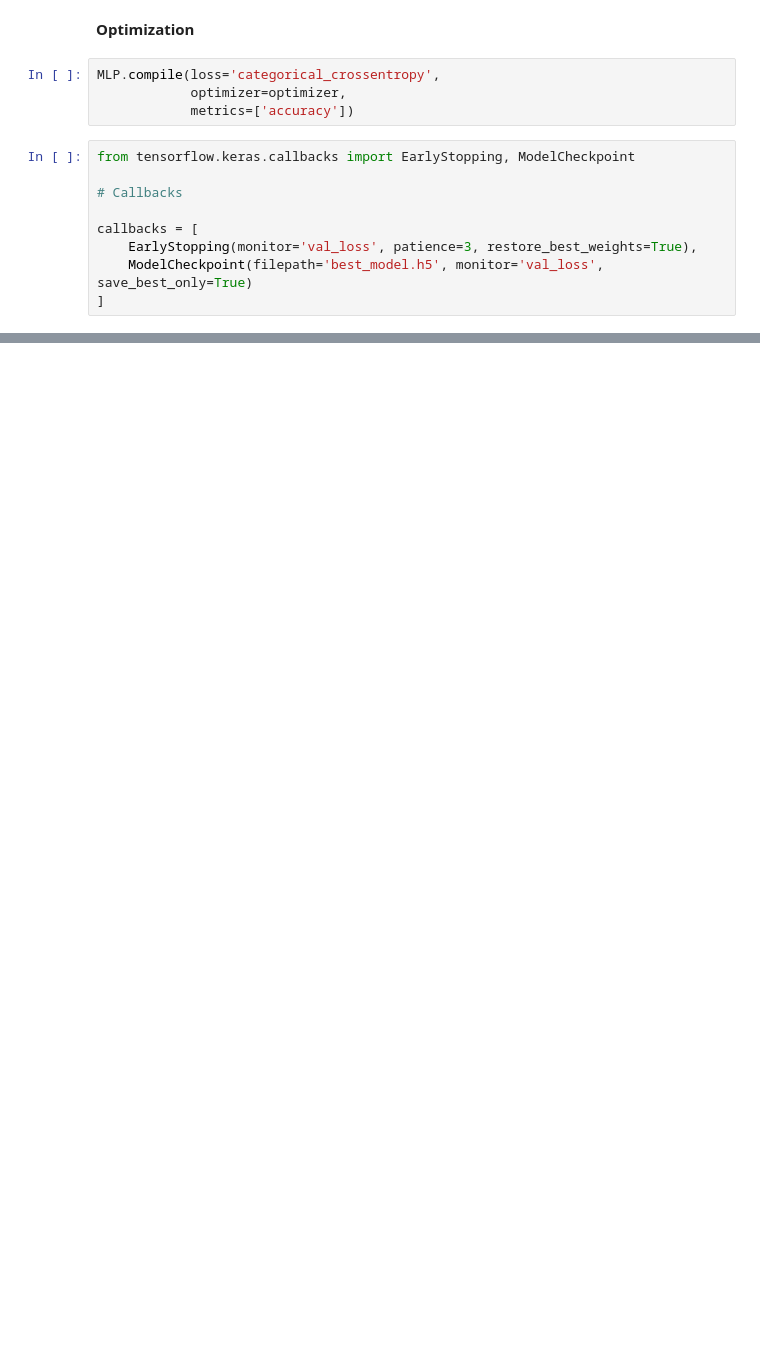
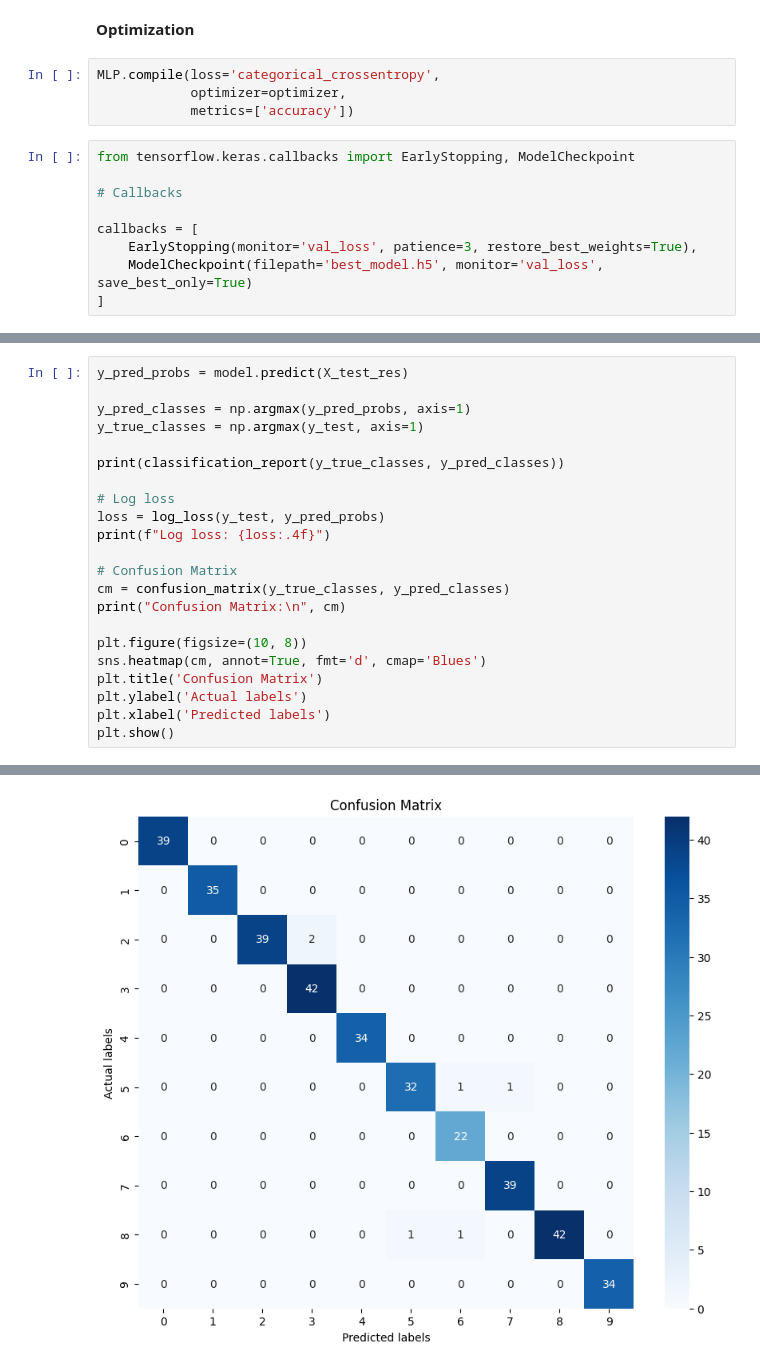
Before and after one commit to smaswin21/digit_recognizer, a Jupyter notebook: MLF_18 - digit_recognizer - Assignment.ipynb, the cells around one changed output, grey strips where cells are left out. Saved outputs shown, nothing was run; the diff lists cells and outputs as text; blank space fills up the shorter version.

```diff
--- a/MLF_18 - digit_recognizer - Assignment.ipynb
+++ b/MLF_18 - digit_recognizer - Assignment.ipynb
@@ -954,0 +1114,23 @@ Log loss: 0.1778351833624704
+# %%
+y_pred_probs = model.predict(X_test_res)
+
+y_pred_classes = np.argmax(y_pred_probs, axis=1)
+y_true_classes = np.argmax(y_test, axis=1)
+
+print(classification_report(y_true_classes, y_pred_classes))
+
+# Log loss
+loss = log_loss(y_test, y_pred_probs)
+print(f"Log loss: {loss:.4f}")
+
+# Confusion Matrix
+cm = confusion_matrix(y_true_classes, y_pred_classes)
+print("Confusion Matrix:\n", cm)
+
+plt.figure(figsize=(10, 8))
+sns.heatmap(cm, annot=True, fmt='d', cmap='Blues')
+plt.title('Confusion Matrix')
+plt.ylabel('Actual labels')
+plt.xlabel('Predicted labels')
+plt.show()
+# %% [output]
@@ -954,0 +1156 @@ Log loss: 0.1778351833624704
+[figure, added]
```
Also changed, not shown: parts of 36 cells of this notebook.
